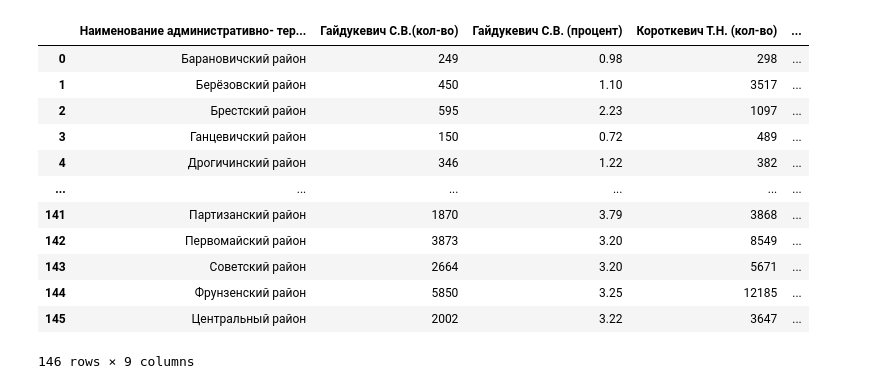
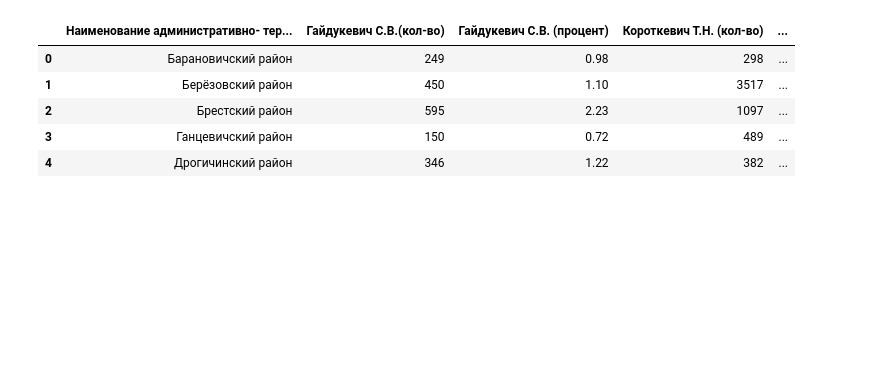
Before and after one commit to Claptar/smth-interesting-mb-, a Jupyter notebook: narodzets/narodzec.ipynb, the cells around one changed output. Saved outputs shown, nothing was run; the diff lists cells and outputs as text; code cells hidden in the pictures; blank space fills up the shorter version.

```diff
--- a/narodzets/narodzec.ipynb
+++ b/narodzets/narodzec.ipynb
@@ -27,18 +20,11 @@ data1
 # %%
 file = 'EL15.xlsx'
 data2 = pd.read_excel(file, sheet_name=1)
-data2
+data2.head()
 # %% [output]
 |  | Наименование административно- тер... | Гайдукевич С.В.(кол-во) | Гайдукевич С.В. (процент) | Короткевич Т.Н. (кол-во) | ... |
 | 0 | Барановичский район | 249 | 0.98 | 298 | ... |
 | 1 | Берёзовский район | 450 | 1.10 | 3517 | ... |
 | 2 | Брестский район | 595 | 2.23 | 1097 | ... |
 | 3 | Ганцевичский район | 150 | 0.72 | 489 | ... |
 | 4 | Дрогичинский район | 346 | 1.22 | 382 | ... |
-| ... | ... | ... | ... | ... | ... |
-| 141 | Партизанский район | 1870 | 3.79 | 3868 | ... |
-| 142 | Первомайский район | 3873 | 3.20 | 8549 | ... |
-| 143 | Советский район | 2664 | 3.20 | 5671 | ... |
-| 144 | Фрунзенский район | 5850 | 3.25 | 12185 | ... |
-| 145 | Центральный район | 2002 | 3.22 | 3647 | ... |
-146 rows × 9 columns
```
Also changed, not shown: parts of 3 cells of this notebook, 1 other file.
